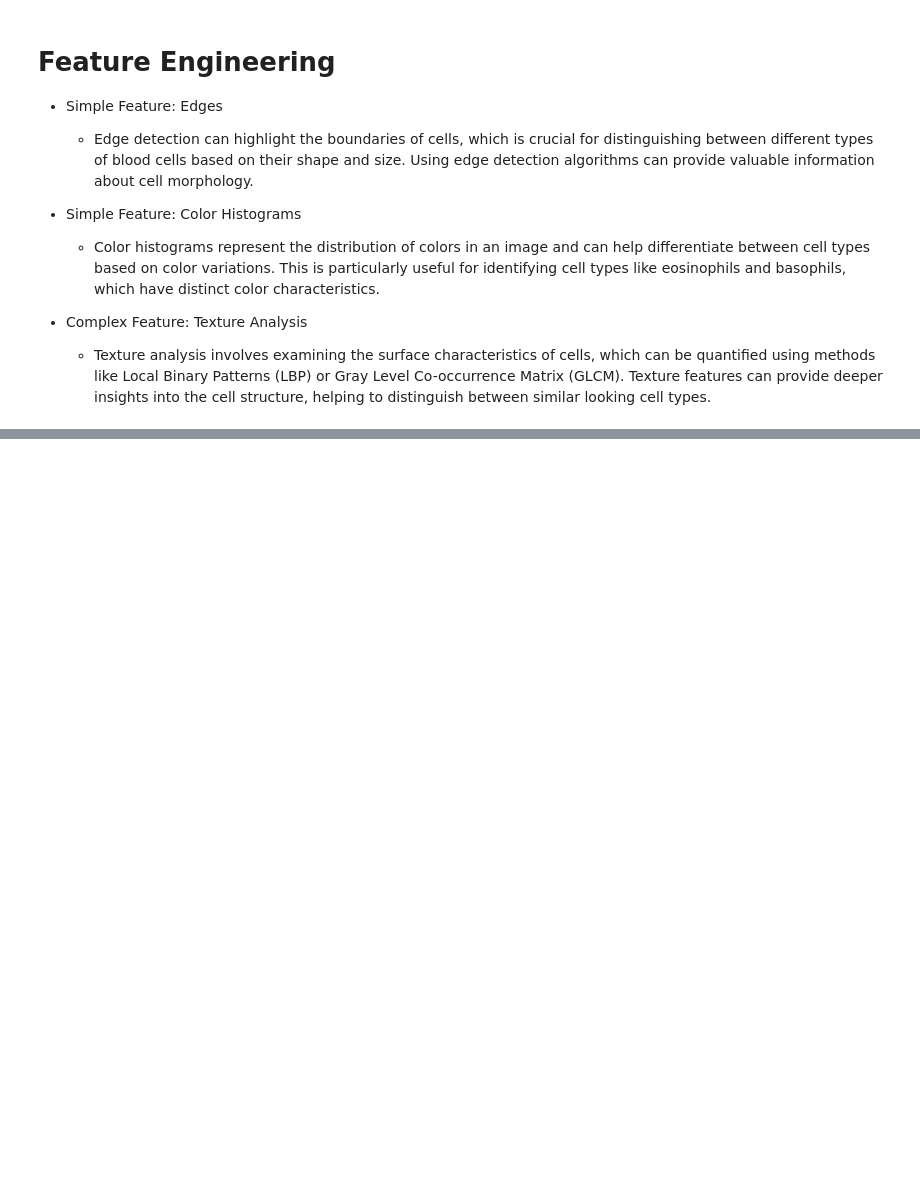
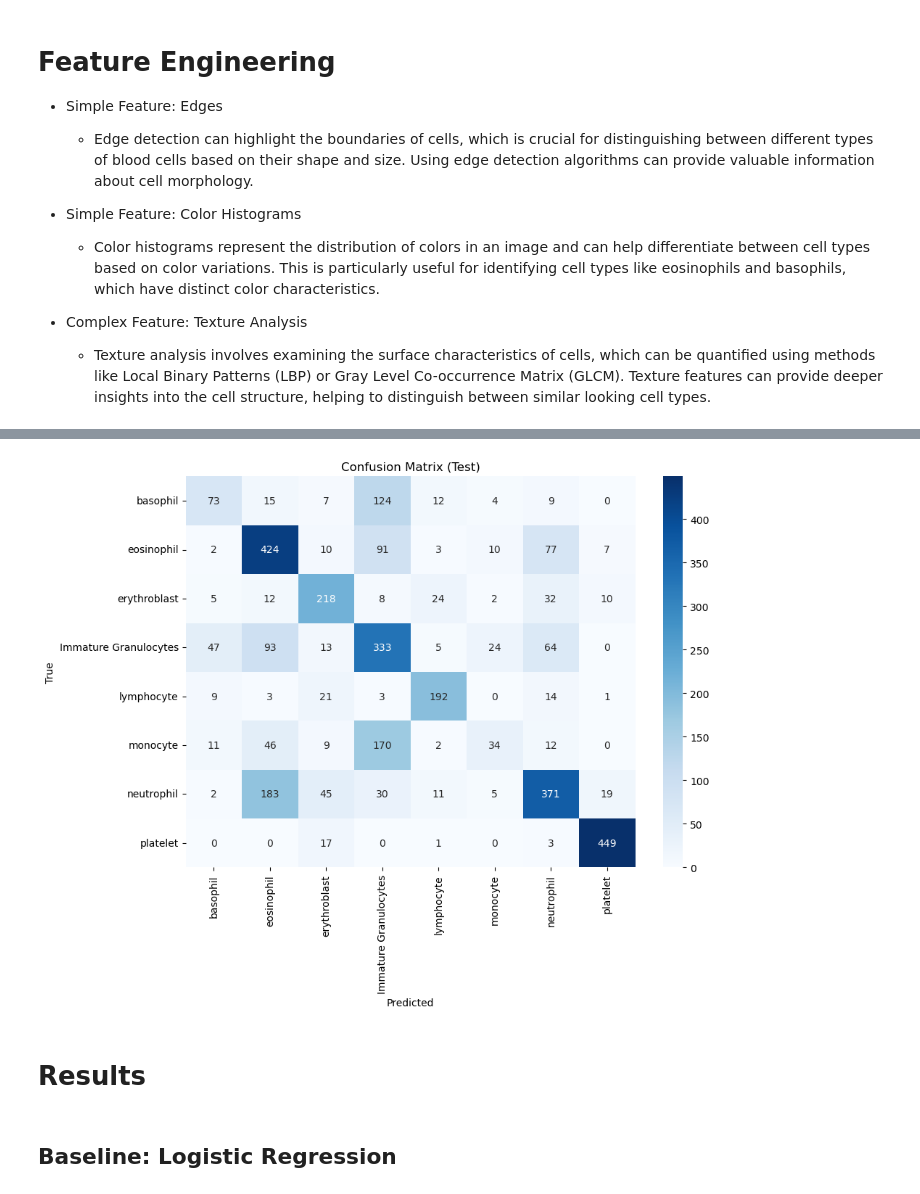
Before and after one commit to alowitz/BloodMNSIT, a Jupyter notebook: BloodMNIST.ipynb, the cells around one changed output, grey strips where cells are left out. Drawn from its saved outputs; the diff is of its cells as text; code cells hidden in the pictures; blank space fills up the shorter version.

```diff
--- a/BloodMNIST.ipynb
+++ b/BloodMNIST.ipynb
@@ -229,0 +240,4 @@ show_comparison(train_data, n_images=5)
+# %%
+def extract_edge_features(image):
+    edges = cv2.Canny((rgb2gray(image) * 255).astype(np.uint8), 100, 200)
+    return edges.flatten()
@@ -229,0 +362,5 @@ show_comparison(train_data, n_images=5)
+# %%
+# Extract features from the preprocessed datasets
+X_train, y_train = create_feature_vectors(train_data, [extract_edge_features, extract_color_histogram])
+X_val, y_val = create_feature_vectors(val_data, [extract_edge_features, extract_color_histogram])
+X_test, y_test = create_feature_vectors(test_data, [extract_edge_features, extract_color_histogram])
@@ -229,0 +369,7 @@ show_comparison(train_data, n_images=5)
+# %%
+# Apply PCA to reduce dimensionality
+n_components = 50  # Adjust based on trade-off between speed and accuracy
+pca = PCA(n_components=n_components)
+X_train_pca = pca.fit_transform(X_train)
+X_val_pca = pca.transform(X_val)
+X_test_pca = pca.transform(X_test)
@@ -229,0 +379,15 @@ show_comparison(train_data, n_images=5)
+# %%
+# Train logistic regression model
+log_reg = LogisticRegression(max_iter=1000)
+log_reg.fit(X_train_pca, y_train)
+
+# Evaluate the model
+y_train_pred = log_reg.predict(X_train_pca)
+y_val_pred = log_reg.predict(X_val_pca)
+y_test_pred = log_reg.predict(X_test_pca)
+
+print("Training accuracy:", accuracy_score(y_train, y_train_pred))
+print("Validation accuracy:", accuracy_score(y_val, y_val_pred))
+print("Test accuracy:", accuracy_score(y_test, y_test_pred))
+print("Classification report (Test):")
+print(classification_report(y_test, y_test_pred, target_names=[class_labels_blood[str(i)] for i in range(n_classes_blood)]))
@@ -229,0 +420,18 @@ show_comparison(train_data, n_images=5)
+# %%
+def plot_confusion_matrix(y_true, y_pred, classes, title):
+    cm = confusion_matrix(y_true, y_pred)
+    plt.figure(figsize=(10, 7))
+    sns.heatmap(cm, annot=True, fmt='d', cmap='Blues', xticklabels=classes, yticklabels=classes)
+    plt.xlabel('Predicted')
+    plt.ylabel('True')
+    plt.title(title)
+    plt.show()
+
+# Plot confusion matrix for test data
+plot_confusion_matrix(y_test, y_test_pred, [class_labels_blood[str(i)] for i in range(n_classes_blood)], 'Confusion Matrix (Test)')
+# %% [output]
+[figure, added]
+# %% [markdown]
+# Results
+# %% [markdown]
+## Baseline: Logistic Regression
```
Also changed, not shown: parts of 20 cells of this notebook.
